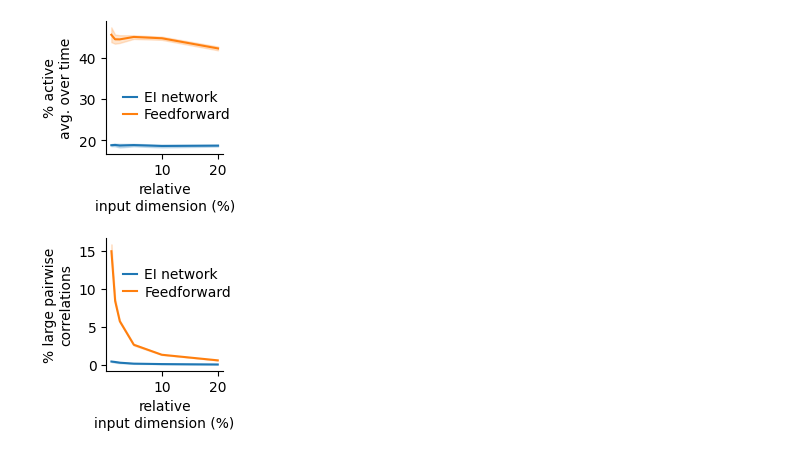
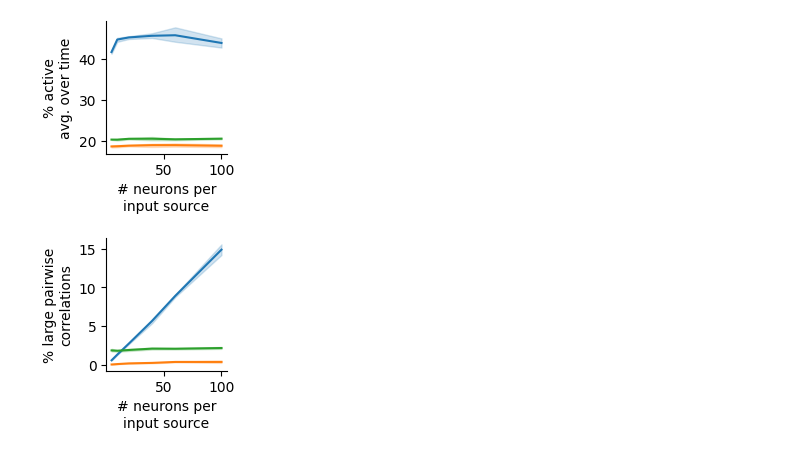
Before and after one commit to gongziyida/vocal-error-network, a Jupyter notebook: vary_input_experiments/responses_cmp_analysis.ipynb, the cells around one changed output. Saved outputs shown, nothing was run; the diff lists cells and outputs as text; code cells hidden in the pictures.

```diff
--- a/vary_input_experiments/responses_cmp_analysis.ipynb
+++ b/vary_input_experiments/responses_cmp_analysis.ipynb
@@ -8,6 +8,7 @@ import matplotlib.pyplot as plt
 import seaborn as sns
 from utils import *
 # %%
+MODELS = ['Feedforward', 'EI network\n(HVC$\\to$E)', 'EI network\n(E$\\to$E)']
 NE = 600
 Ds_pert = np.array([10, 50, 100, 200, 300, 400])
 Ks_input = np.array([5, 10, 20, 40, 60, 100])
@@ -68,36 +70,42 @@ df_vid = dict(tid=[], model=[], d=[], mid_pwcorr=[], large_pwcorr=[],
 
 for i in range(1, 6):
     with open('../results/vary_input_dim_%d.pkl' % i, 'rb') as f:
-        EIpwcorrs, FFpwcorrs, EIsparsity, FFsparsity = pickle.load(f)
-        df_vid['tid'].extend([i] * len(Ks_input) * 2)
-        df_vid['model'].extend(['EI network'] * len(Ks_input) + ['Feedforward'] * len(Ks_input))
-        df_vid['d'].extend(list(NE / Ks_input) * 2)
+        (FF_pwcorrs, EI_pwcorrs, EIrec_pwcorrs,
+         FF_sparsity, EI_sparsity, EIrec_sparsity) = pickle.load(f)
+        df_vid['tid'].extend([i] * len(Ks_input) * len(MODELS))
+        aux = [MODELS[0]]*len(Ks_input)+[MODELS[1]]*len(Ks_input)+[MODELS[2]]*len(Ks_input)
+        df_vid['model'].extend(aux)
+        df_vid['d'].extend(list(NE / Ks_input) * len(MODELS))
         f = lambda x: 100*(np.sum(x>0.8)-NE)/(NE**2-NE)
-        df_vid['large_pwcorr'].extend(list(map(f, EIpwcorrs)))
-        df_vid['large_pwcorr'].extend(list(map(f, FFpwcorrs)))
+        df_vid['large_pwcorr'].extend(list(map(f, FF_pwcorrs)))
+        df_vid['large_pwcorr'].extend(list(map(f, EI_pwcorrs)))
+        df_vid['large_pwcorr'].extend(list(map(f, EIrec_pwcorrs)))
         f = lambda x: np.median(x[np.tril_indices(NE, k=-1)])
-        df_vid['mid_pwcorr'].extend(list(map(f, EIpwcorrs)))
-        df_vid['mid_pwcorr'].extend(list(map(f, FFpwcorrs)))
+        df_vid['mid_pwcorr'].extend(list(map(f, FF_pwcorrs)))
+        df_vid['mid_pwcorr'].extend(list(map(f, EI_pwcorrs)))
+        df_vid['mid_pwcorr'].extend(list(map(f, EIrec_pwcorrs)))
 
-        for th in EIsparsity.keys():
-            df_vid['spar%d'%th].extend(np.vstack(EIsparsity[th]).mean(axis=1) * 100)
-            df_vid['spar%d'%th].extend(np.vstack(FFsparsity[th]).mean(axis=1) * 100)
+        for th in EI_sparsity.keys():
+            df_vid['spar%d'%th].extend(np.vstack(FF_sparsity[th]).mean(axis=1) * 100)
+            df_vid['spar%d'%th].extend(np.vstack(EI_sparsity[th]).mean(axis=1) * 100)
+            df_vid['spar%d'%th].extend(np.vstack(EIrec_sparsity[th]).mean(axis=1) * 100)
 # %%
 df_vid = pd.DataFrame(df_vid)
 df_vid['d_rel'] = df_vid['d'] / NE * 100
+df_vid['k'] = 1 / df_vid['d'] * NE
 # %%
 fig, ax = plt.subplots(1, figsize=(2, 2), sharex='all')
-sns.lineplot(data=df_vid, x='d_rel', y='spar3', hue='model',legend='brief',  ax=ax)
-ax.set(ylabel='% active\navg. over time', xlabel='relative\ninput dimension (%)')
-ax.legend(loc=(0.1, 0.2))
+sns.lineplot(data=df_vid, x='k', y='spar3', hue='model',legend=False,  ax=ax)
+ax.set(ylabel='% active\navg. over time', xlabel='# neurons per\ninput source')
+# ax.legend(loc=(0.1, 0.2))
 fig.savefig('../svg/vary_input_dim_percent_active.svg')
 # %% [output]
-[figure, old version]
+[figure, new version]
 # %%
 fig, ax = plt.subplots(1, figsize=(2, 2), sharex='all')
-sns.lineplot(data=df_vid, x='d_rel', y='large_pwcorr', hue='model',legend='brief',  ax=ax)
-ax.set(ylabel='% large pairwise\ncorrelations', xlabel='relative\ninput dimension (%)')
-ax.legend(loc=(0.1, 0.5))
+sns.lineplot(data=df_vid, x='k', y='large_pwcorr', hue='model',legend=False,  ax=ax)
+ax.set(ylabel='% large pairwise\ncorrelations', xlabel='# neurons per\ninput source')
+# ax.legend(loc=(0.1, 0.5))
 fig.savefig('../svg/vary_input_dim_percent_large_pwcorr.svg')
 # %% [output]
-[figure, old version]
+[figure, new version]
```
Also changed, not shown: parts of 7 cells of this notebook, 33 other files.
